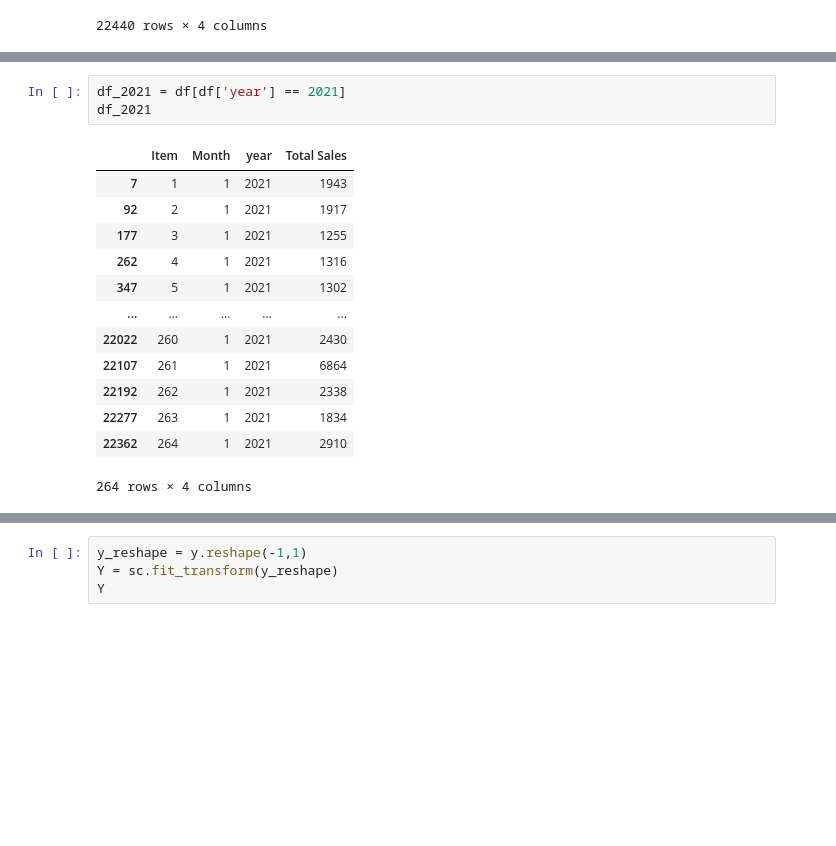
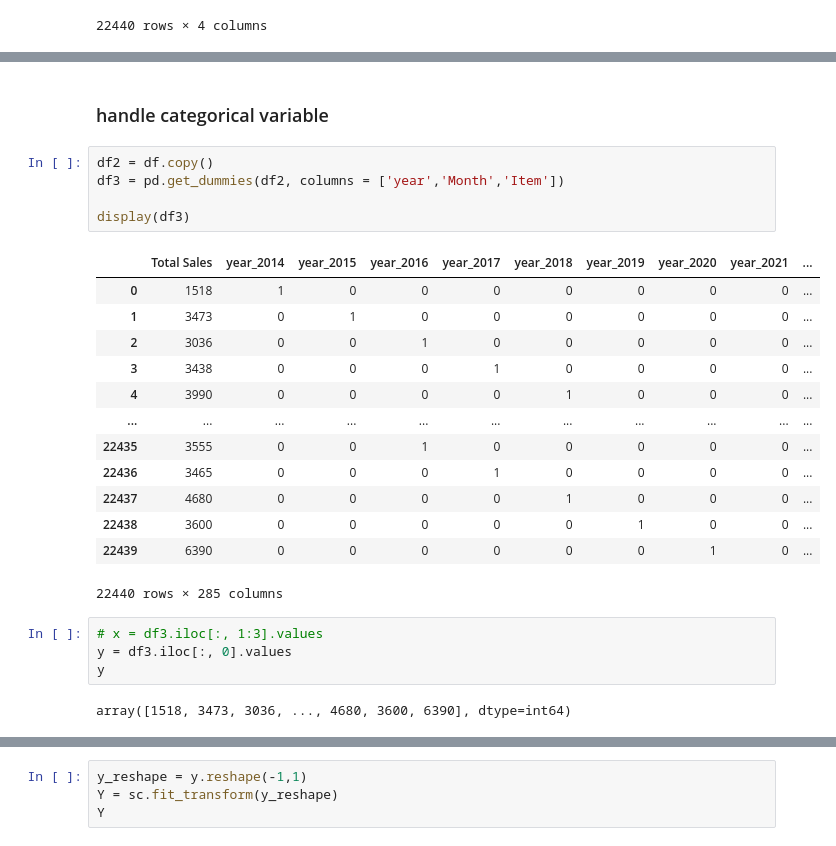
Before and after one commit to SadiaAlamChy/HDA-Tech-Learning, a Jupyter notebook: notebook/Apply_ML_Algorithm/SVM_Regression_Ecom_data.ipynb, the cells around one changed output, grey strips where cells are left out. Cells and saved outputs as stored; diff of their text form; blank space fills up the shorter version.

```diff
--- a/notebook/Apply_ML_Algorithm/SVM_Regression_Ecom_data.ipynb
+++ b/notebook/Apply_ML_Algorithm/SVM_Regression_Ecom_data.ipynb
@@ -157,17 +88,27 @@ df1
-# %%
-df_2021 = df[df['year'] == 2021]
-df_2021
-# %% [output]
-|  | Item | Month | year | Total Sales |
-| 7 | 1 | 1 | 2021 | 1943 |
-| 92 | 2 | 1 | 2021 | 1917 |
-| 177 | 3 | 1 | 2021 | 1255 |
-| 262 | 4 | 1 | 2021 | 1316 |
-| 347 | 5 | 1 | 2021 | 1302 |
-| ... | ... | ... | ... | ... |
-| 22022 | 260 | 1 | 2021 | 2430 |
-| 22107 | 261 | 1 | 2021 | 6864 |
-| 22192 | 262 | 1 | 2021 | 2338 |
-| 22277 | 263 | 1 | 2021 | 1834 |
-| 22362 | 264 | 1 | 2021 | 2910 |
-264 rows × 4 columns
+# %% [markdown]
+###  handle categorical variable
+# %%
+df2 = df.copy()
+df3 = pd.get_dummies(df2, columns = ['year','Month','Item'])
+
+display(df3)
+# %% [output]
+|  | Total Sales | year_2014 | year_2015 | year_2016 | year_2017 | year_2018 | year_2019 | year_2020 | year_2021 | ... |
+| 0 | 1518 | 1 | 0 | 0 | 0 | 0 | 0 | 0 | 0 | ... |
+| 1 | 3473 | 0 | 1 | 0 | 0 | 0 | 0 | 0 | 0 | ... |
+| 2 | 3036 | 0 | 0 | 1 | 0 | 0 | 0 | 0 | 0 | ... |
+| 3 | 3438 | 0 | 0 | 0 | 1 | 0 | 0 | 0 | 0 | ... |
+| 4 | 3990 | 0 | 0 | 0 | 0 | 1 | 0 | 0 | 0 | ... |
+| ... | ... | ... | ... | ... | ... | ... | ... | ... | ... | ... |
+| 22435 | 3555 | 0 | 0 | 1 | 0 | 0 | 0 | 0 | 0 | ... |
+| 22436 | 3465 | 0 | 0 | 0 | 1 | 0 | 0 | 0 | 0 | ... |
+| 22437 | 4680 | 0 | 0 | 0 | 0 | 1 | 0 | 0 | 0 | ... |
+| 22438 | 3600 | 0 | 0 | 0 | 0 | 0 | 1 | 0 | 0 | ... |
+| 22439 | 6390 | 0 | 0 | 0 | 0 | 0 | 0 | 1 | 0 | ... |
+22440 rows × 285 columns
+# %%
+# x = df3.iloc[:, 1:3].values
+y = df3.iloc[:, 0].values
+y
+# %% [output]
+array([1518, 3473, 3036, ..., 4680, 3600, 6390], dtype=int64)
```
Also changed, not shown: parts of 37 cells of this notebook, 24 other files.
